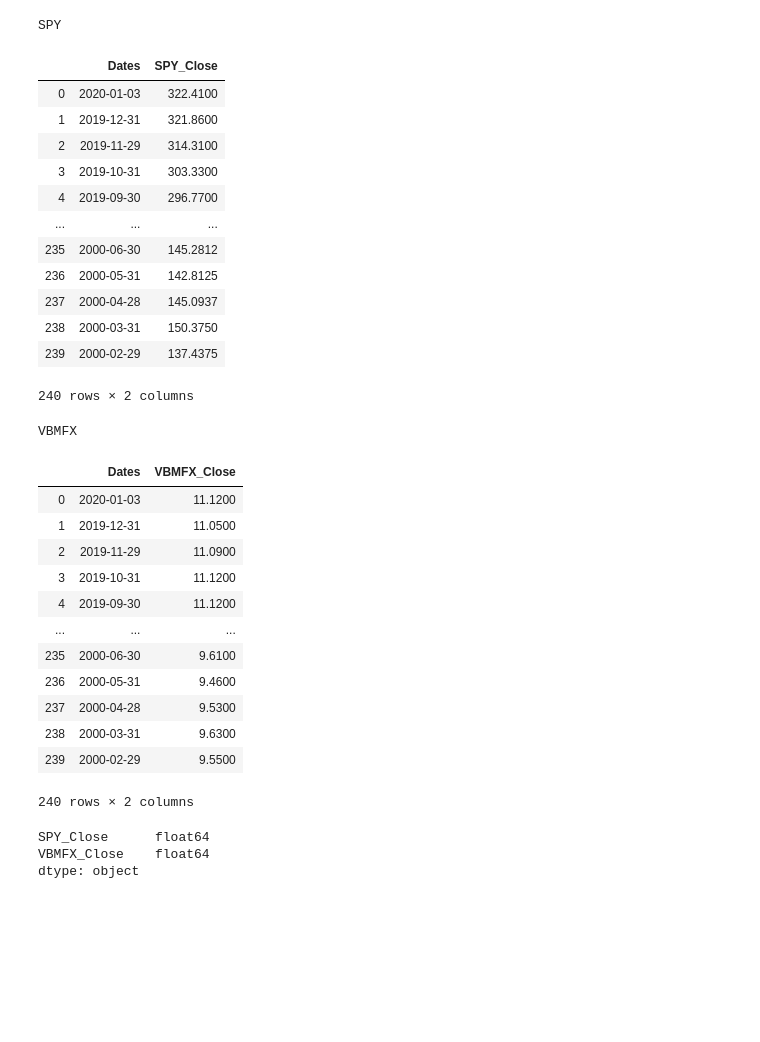
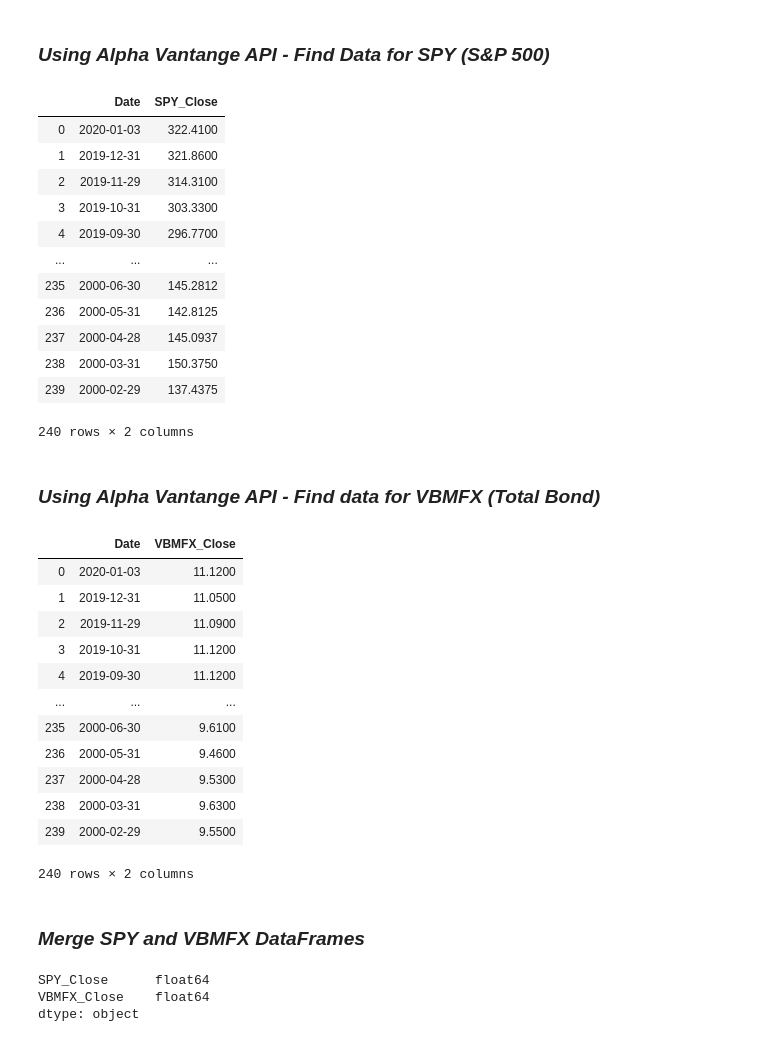
Before and after one commit to hmars333/Project-2-Group-4, a Jupyter notebook: MarketScrape.ipynb, the cells around one changed output. Cells and saved outputs as stored; diff of their text form; code cells hidden in the pictures; blank space fills up the shorter version.

```diff
--- a/MarketScrape.ipynb
+++ b/MarketScrape.ipynb
@@ -16,4 +16,6 @@ import locale
 locale.setlocale(locale.LC_ALL,'')
 
 from config import apikey
+# %% [markdown]
+### *Using Alpha Vantange API - Find Data for SPY (S&P 500)*
 # %%
@@ -24,26 +24,20 @@ SPY_ticker = "SPY"
 
 SPY_url = f'https://www.alphavantage.co/query?function=TIME_SERIES_{data_frequency}&symbol={SPY_ticker}&apikey=' + apikey
 SPY_response = requests.get(SPY_url).json()
-# %%
-SPY_symbol = SPY_response["Meta Data"]["2. Symbol"]
-
-print(SPY_symbol)
-# %% [output]
-SPY
 # %%
 SPY_dates = []
 SPY_close = []
 
-for dates in SPY_response["Monthly Time Series"]:
-        SPY_close.append(SPY_response["Monthly Time Series"][dates]["4. close"])
+for dates in SPY_response['Monthly Time Series']:
+        SPY_close.append(SPY_response['Monthly Time Series'][dates]['4. close'])
         if dates not in SPY_dates:
             SPY_dates.append(dates)
 
 
-SPY_data = pd.DataFrame({"Dates": SPY_dates, "SPY_Close": SPY_close})
+SPY_data = pd.DataFrame({'Date': SPY_dates, 'SPY_Close': SPY_close})
 SPY_data
 # %% [output]
-|  | Dates | SPY_Close |
+|  | Date | SPY_Close |
 | 0 | 2020-01-03 | 322.4100 |
 | 1 | 2019-12-31 | 321.8600 |
 | 2 | 2019-11-29 | 314.3100 |
@@ -56,33 +50,27 @@ SPY_data
 | 238 | 2000-03-31 | 150.3750 |
 | 239 | 2000-02-29 | 137.4375 |
 240 rows × 2 columns
+# %% [markdown]
+### *Using Alpha Vantange API - Find data for VBMFX (Total Bond)*
 # %%
-# Using Alpha Vantange API - Find data for the VBMFX ticker
-
-VBMFX_ticker = "VBMFX"
+VBMFX_ticker = 'VBMFX'
 
 VBMFX_url = f'https://www.alphavantage.co/query?function=TIME_SERIES_{data_frequency}&symbol={VBMFX_ticker}&apikey=' + apikey
 VBMFX_response = requests.get(VBMFX_url).json()
-
-VBMFX_symbol = VBMFX_response["Meta Data"]["2. Symbol"]
-
-print(VBMFX_symbol)
-# %% [output]
-VBMFX
 # %%
 VBMFX_dates = []
 VBMFX_close = []
 
-for dates in VBMFX_response["Monthly Time Series"]:
-        VBMFX_close.append(VBMFX_response["Monthly Time Series"][dates]["4. close"])
+for dates in VBMFX_response['Monthly Time Series']:
+        VBMFX_close.append(VBMFX_response['Monthly Time Series'][dates]['4. close'])
         if dates not in VBMFX_dates:
             VBMFX_dates.append(dates)
 
 
-VBMFX_data = pd.DataFrame({"Dates": VBMFX_dates, "VBMFX_Close": VBMFX_close})
+VBMFX_data = pd.DataFrame({'Date': VBMFX_dates, 'VBMFX_Close': VBMFX_close})
 VBMFX_data
 # %% [output]
-|  | Dates | VBMFX_Close |
+|  | Date | VBMFX_Close |
 | 0 | 2020-01-03 | 11.1200 |
 | 1 | 2019-12-31 | 11.0500 |
 | 2 | 2019-11-29 | 11.0900 |
@@ -95,4 +83,6 @@ VBMFX_data
 | 238 | 2000-03-31 | 9.6300 |
 | 239 | 2000-02-29 | 9.5500 |
 240 rows × 2 columns
+# %% [markdown]
+### *Merge SPY and VBMFX DataFrames*
 # %%
```
Also changed, not shown: parts of 21 cells of this notebook.
